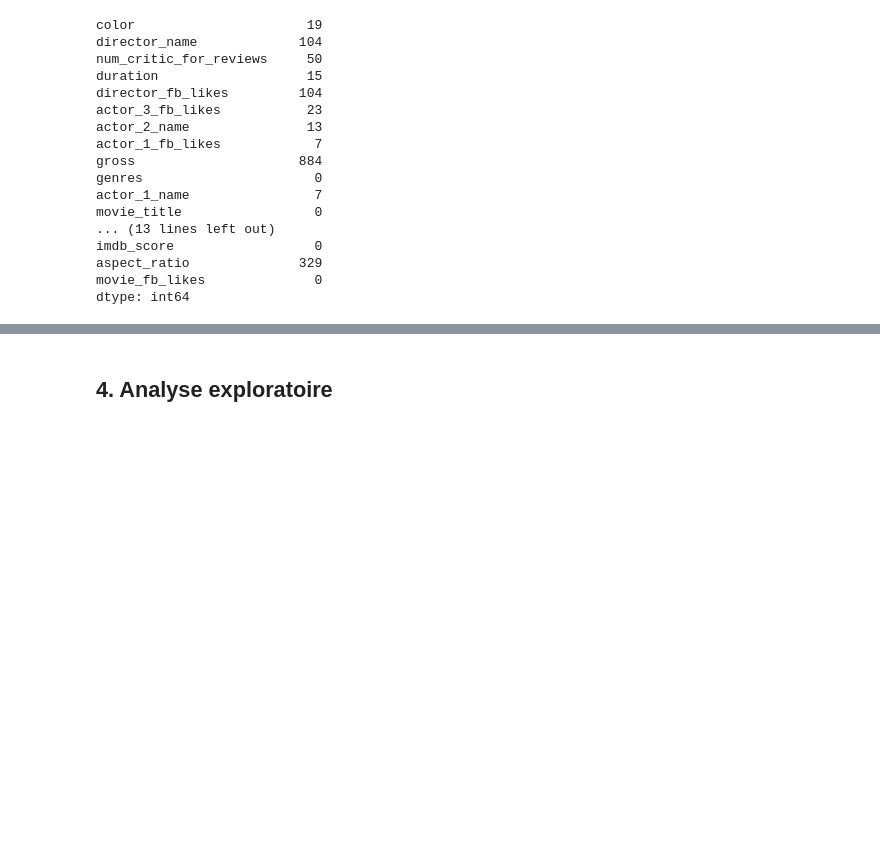
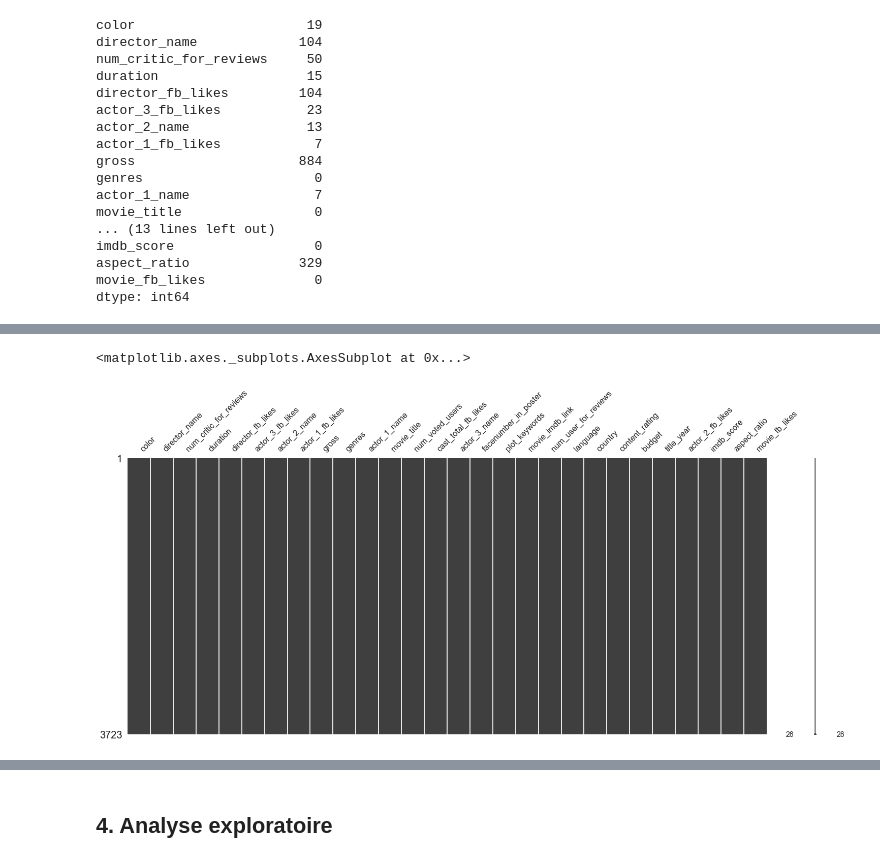
Before and after one commit to DROMZEE/imdb_5000_Movie_Dataset, a Jupyter notebook: imdb_5000_Movie_Dataset.ipynb, the cells around one changed output, grey strips where cells are left out. Drawn from its saved outputs; the diff is of its cells as text; code cells hidden in the pictures; blank space fills up the shorter version.

```diff
--- a/imdb_5000_Movie_Dataset.ipynb
+++ b/imdb_5000_Movie_Dataset.ipynb
@@ -246,0 +270,5 @@ data.shape
+# %%
+msno.matrix(data)
+# %% [output]
+<matplotlib.axes._subplots.AxesSubplot at 0x...>
+[figure, added]
```
Also changed, not shown: parts of 22 cells of this notebook.
